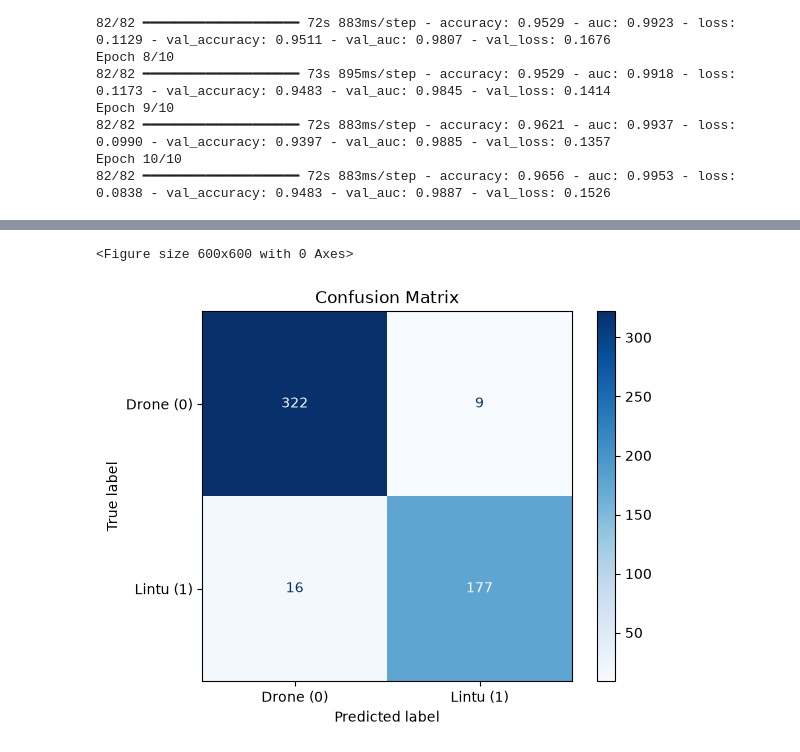
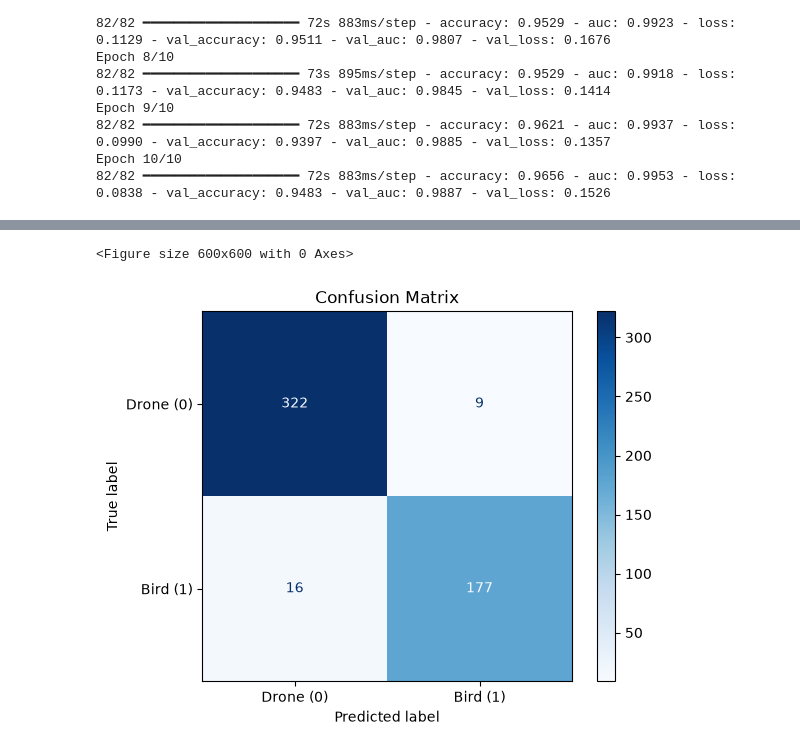
Before and after one commit to anonUserT/drone-vs-bird, a Jupyter notebook: dronevsbird.ipynb, the cells around one changed output, grey strips where cells are left out. Saved outputs shown, nothing was run; the diff lists cells and outputs as text; code cells hidden in the pictures.

```diff
--- a/dronevsbird.ipynb
+++ b/dronevsbird.ipynb
@@ -248,10 +249,10 @@ y_pred_probs = model.predict(X_test)
 y_pred = (y_pred_probs > 0.5).astype(int).ravel()
 
 print("\n Raport:")
-print(classification_report(y_test, y_pred, target_names=['Drone (0)', 'Lintu (1)']))
+print(classification_report(y_test, y_pred, target_names=['Drone (0)', 'Bird (1)']))
 
 cm = confusion_matrix(y_test, y_pred)
-disp = ConfusionMatrixDisplay(confusion_matrix=cm, display_labels=['Drone (0)', 'Lintu (1)'])
+disp = ConfusionMatrixDisplay(confusion_matrix=cm, display_labels=['Drone (0)', 'Bird (1)'])
 
 plt.figure(figsize=(6, 6))
 disp.plot(cmap=plt.cm.Blues, values_format='d')
@@ -271,6 +272,6 @@ Test Dataset Accuracy: 95.23%
 
     accuracy                           0.95       524
    macro avg       0.95      0.94      0.95       524
 weighted avg       0.95      0.95      0.95       524
 <Figure size 600x600 with 0 Axes>
-[figure, old version]
+[figure, new version]
```
Also changed, not shown: parts of 4 cells of this notebook.
